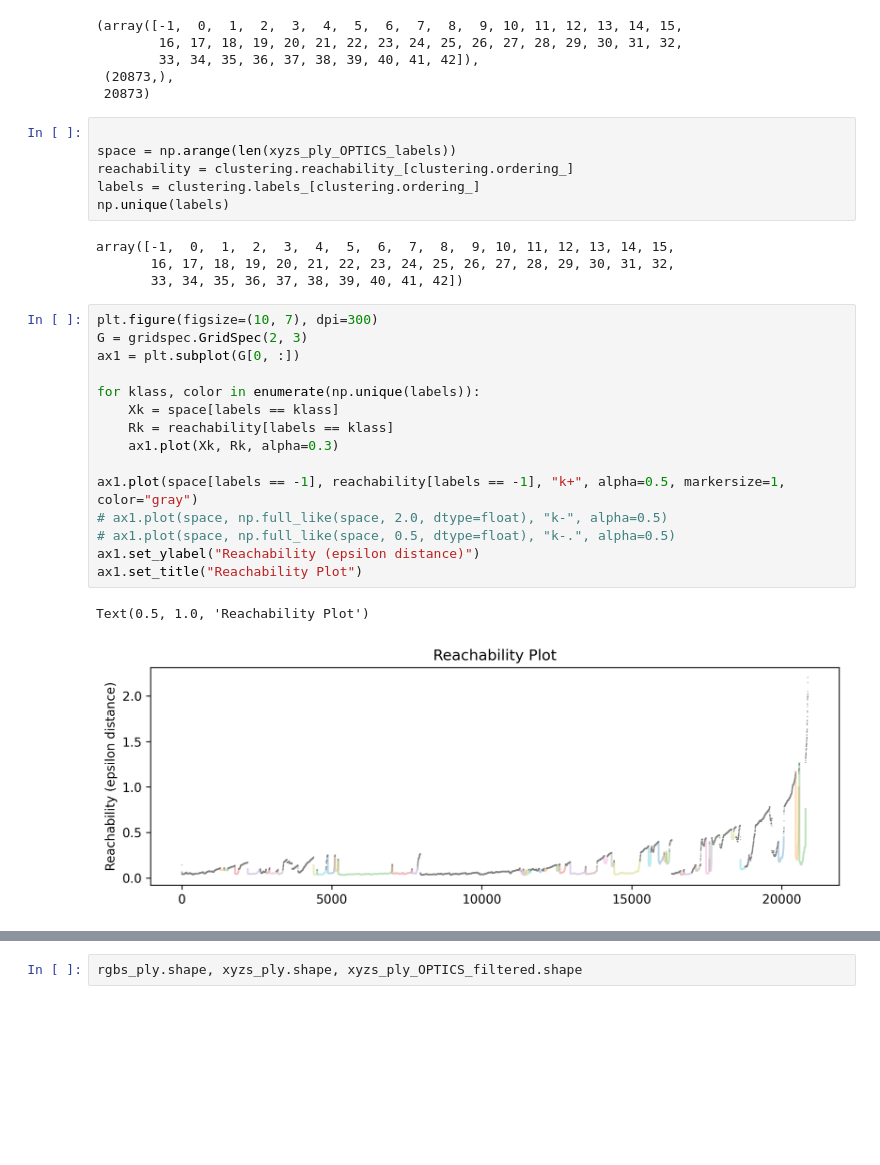
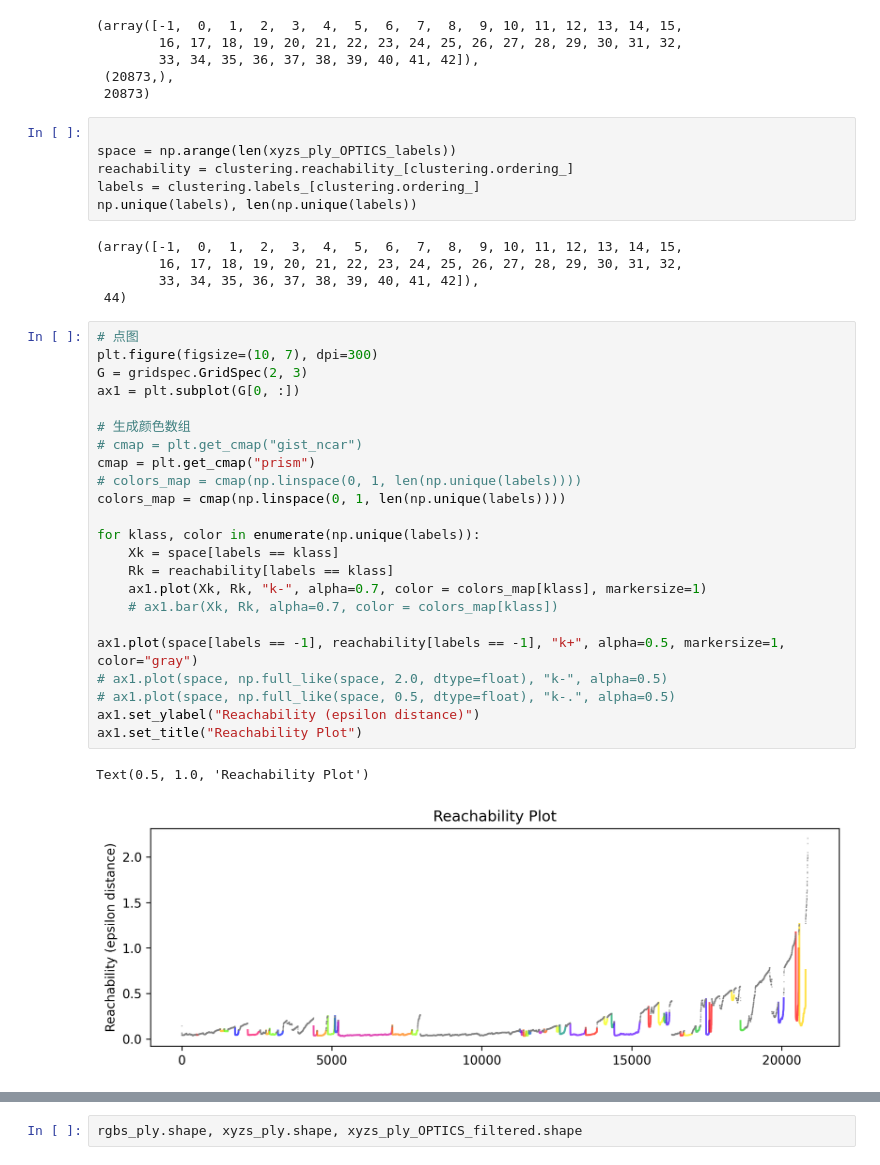
Before and after one commit to konglingxue123/2d-gaussian-splatting, a Jupyter notebook: tools/读取colmap的bin和txt文件并聚类过滤噪点处理.ipynb, the cells around one changed output, grey strips where cells are left out. Cells and saved outputs as stored; diff of their text form; blank space fills up the shorter version.

```diff
--- a/tools/读取colmap的bin和txt文件并聚类过滤噪点处理.ipynb
+++ b/tools/读取colmap的bin和txt文件并聚类过滤噪点处理.ipynb
@@ -1018,26 +1018,35 @@ np.unique(xyzs_ply_OPTICS_labels), xyzs_ply_OPTICS_labels.shape, len(xyzs_ply_OP
 space = np.arange(len(xyzs_ply_OPTICS_labels))
 reachability = clustering.reachability_[clustering.ordering_]
 labels = clustering.labels_[clustering.ordering_]
-np.unique(labels)
+np.unique(labels), len(np.unique(labels))
 # %% [output]
-array([-1,  0,  1,  2,  3,  4,  5,  6,  7,  8,  9, 10, 11, 12, 13, 14, 15,
-       16, 17, 18, 19, 20, 21, 22, 23, 24, 25, 26, 27, 28, 29, 30, 31, 32,
-       33, 34, 35, 36, 37, 38, 39, 40, 41, 42])
+(array([-1,  0,  1,  2,  3,  4,  5,  6,  7,  8,  9, 10, 11, 12, 13, 14, 15,
+        16, 17, 18, 19, 20, 21, 22, 23, 24, 25, 26, 27, 28, 29, 30, 31, 32,
+        33, 34, 35, 36, 37, 38, 39, 40, 41, 42]),
+ 44)
 # %%
+# 点图
 plt.figure(figsize=(10, 7), dpi=300)
 G = gridspec.GridSpec(2, 3)
 ax1 = plt.subplot(G[0, :])
 
+# 生成颜色数组
+# cmap = plt.get_cmap("gist_ncar")
+cmap = plt.get_cmap("prism")
+# colors_map = cmap(np.linspace(0, 1, len(np.unique(labels))))
+colors_map = cmap(np.linspace(0, 1, len(np.unique(labels))))
+
 for klass, color in enumerate(np.unique(labels)):
     Xk = space[labels == klass]
     Rk = reachability[labels == klass]
-    ax1.plot(Xk, Rk, alpha=0.3)
+    ax1.plot(Xk, Rk, "k-", alpha=0.7, color = colors_map[klass], markersize=1)
+    # ax1.bar(Xk, Rk, alpha=0.7, color = colors_map[klass])
 
 ax1.plot(space[labels == -1], reachability[labels == -1], "k+", alpha=0.5, markersize=1, color="gray")
 # ax1.plot(space, np.full_like(space, 2.0, dtype=float), "k-", alpha=0.5)
 # ax1.plot(space, np.full_like(space, 0.5, dtype=float), "k-.", alpha=0.5)
 ax1.set_ylabel("Reachability (epsilon distance)")
 ax1.set_title("Reachability Plot")
 # %% [output]
 Text(0.5, 1.0, 'Reachability Plot')
-[figure, old version]
+[figure, new version]
```
Also changed, not shown: parts of 1 cell of this notebook.
